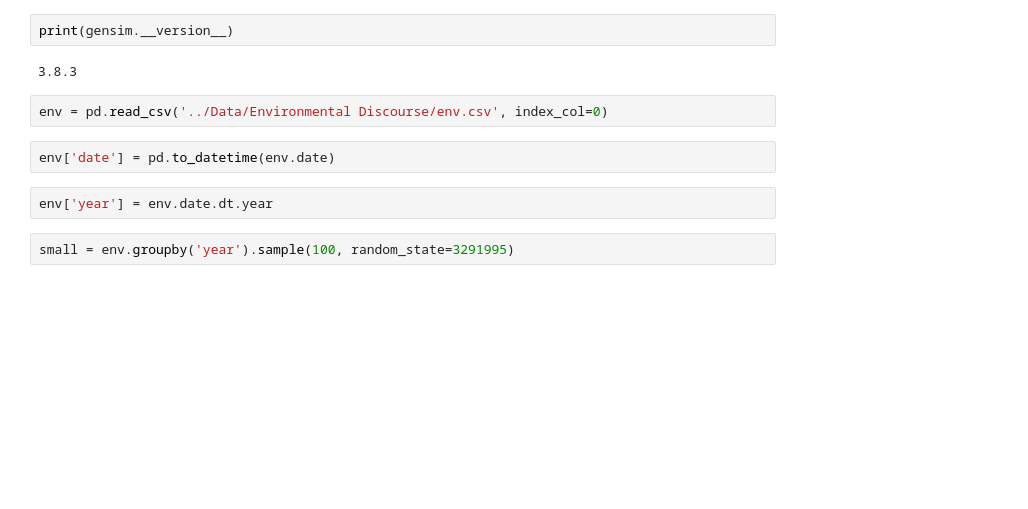
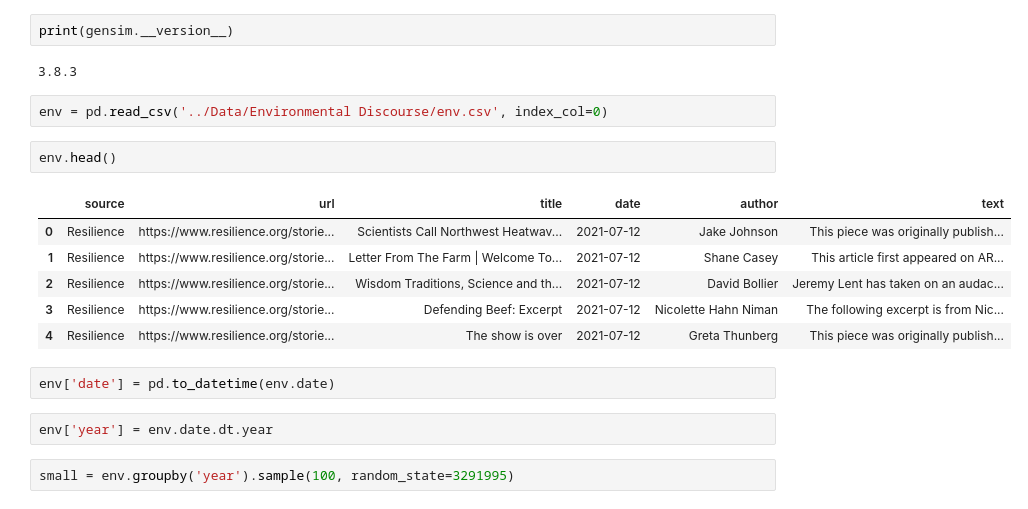
Before and after one commit to mikepackard415/Scientific-Environmental-Discourse, a Jupyter notebook: Programs/Topic Modeling.ipynb, the cells around one changed output. Saved outputs shown, nothing was run; the diff lists cells and outputs as text; blank space fills up the shorter version.

```diff
--- a/Programs/Topic Modeling.ipynb
+++ b/Programs/Topic Modeling.ipynb
@@ -25,6 +25,15 @@ print(gensim.__version__)
 3.8.3
 # %%
 env = pd.read_csv('../Data/Environmental Discourse/env.csv', index_col=0)
+# %%
+env.head()
+# %% [output]
+|  | source | url | title | date | author | text |
+| 0 | Resilience | https://www.resilience.org/storie... | Scientists Call Northwest Heatwav... | 2021-07-12 | Jake Johnson | This piece was originally publish... |
+| 1 | Resilience | https://www.resilience.org/storie... | Letter From The Farm | Welcome To... | 2021-07-12 | Shane Casey | This article first appeared on AR... |
+| 2 | Resilience | https://www.resilience.org/storie... | Wisdom Traditions, Science and th... | 2021-07-12 | David Bollier | Jeremy Lent has taken on an audac... |
+| 3 | Resilience | https://www.resilience.org/storie... | Defending Beef: Excerpt | 2021-07-12 | Nicolette Hahn Niman | The following excerpt is from Nic... |
+| 4 | Resilience | https://www.resilience.org/storie... | The show is over | 2021-07-12 | Greta Thunberg | This piece was originally publish... |
 # %%
 env['date'] = pd.to_datetime(env.date)
 # %%
```
Also changed, not shown: parts of 10 cells of this notebook, 1 other file.
